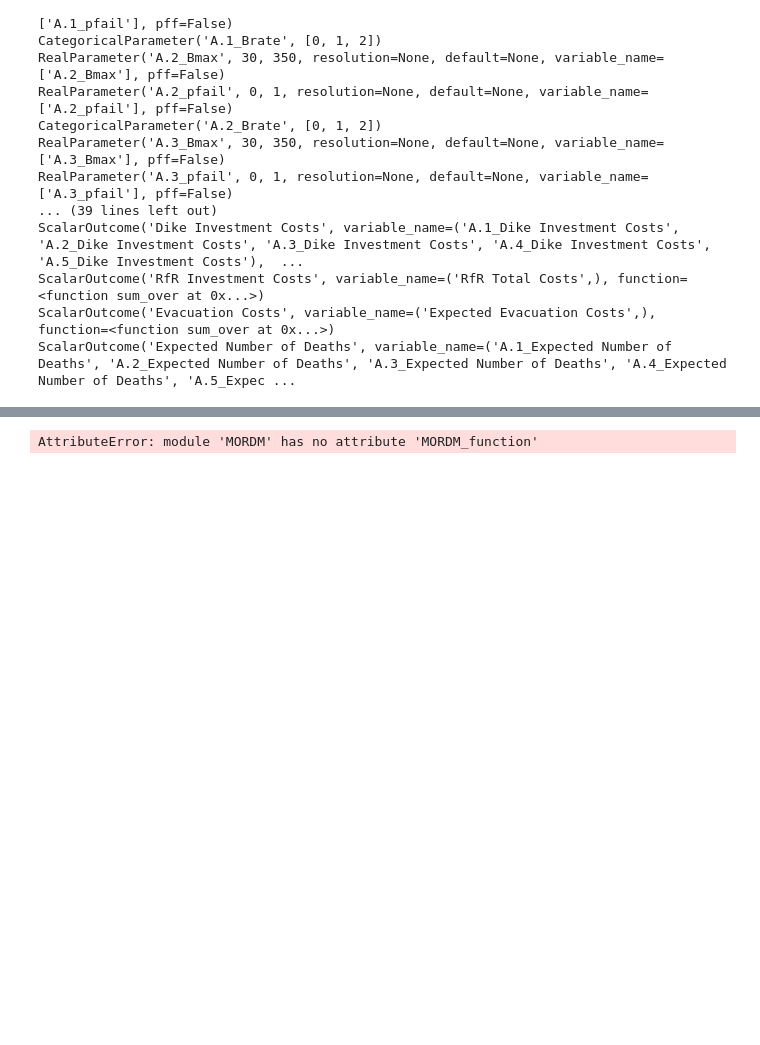
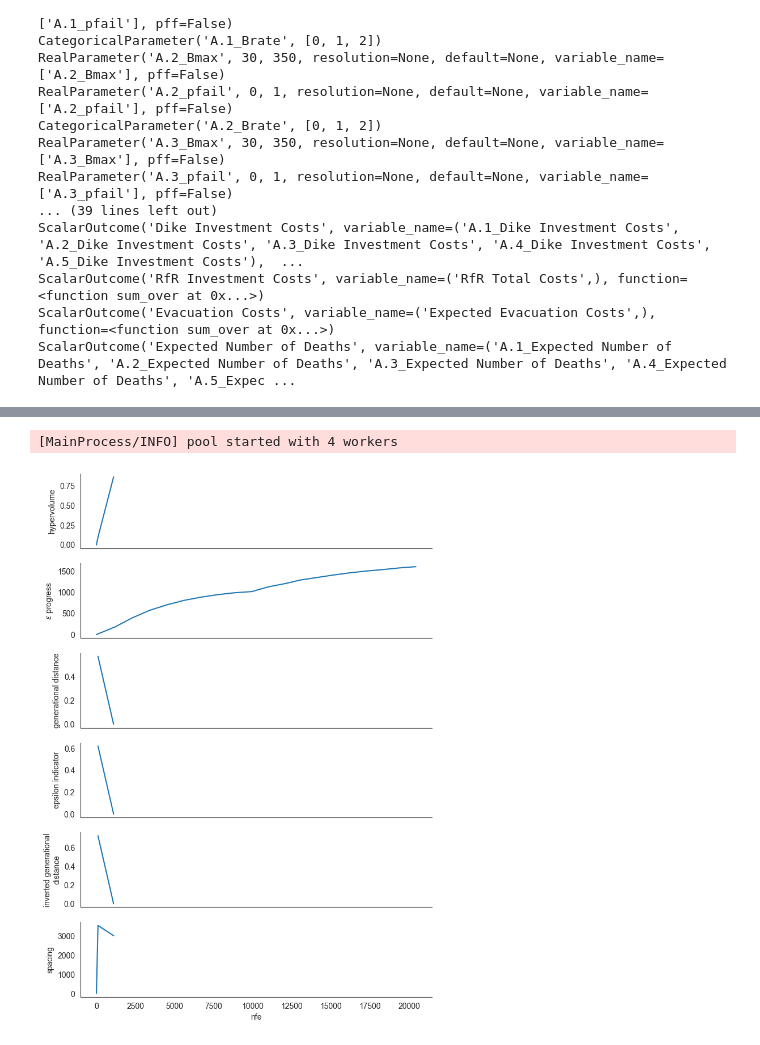
Before and after one commit to jeroenvantil/epa141A_open, a Jupyter notebook: final assignment/MORDM.ipynb, the cells around one changed output, grey strips where cells are left out. Drawn from its saved outputs; the diff is of its cells as text; code cells hidden in the pictures; blank space fills up the shorter version.

```diff
--- a/final assignment/MORDM.ipynb
+++ b/final assignment/MORDM.ipynb
@@ -94,4 +96,23 @@ ImportError: cannot import name 'MORDM_function' from 'MORDM' (C:\Users\Asus\Pyt
-# %%
-MORDM.MORDM_function()
-# %% [output]
-AttributeError: module 'MORDM' has no attribute 'MORDM_function'
+# %%
+#specify outcomes
+dike_model.outcomes = [ScalarOutcome('Expected Annual Damage', kind=ScalarOutcome.MINIMIZE),
+                       ScalarOutcome('Dike Investment Costs', kind=ScalarOutcome.MINIMIZE),
+                       ScalarOutcome('RfR Investment Costs', kind=ScalarOutcome.MINIMIZE),
+                       ScalarOutcome('Evacuation Costs', kind=ScalarOutcome.MINIMIZE),
+                       ScalarOutcome('Expected Number of Deaths', kind=ScalarOutcome.MINIMIZE)]
+
+convergence_metrics = [ArchiveLogger(
+                        "./archives",
+                        [l.name for l in dike_model.levers],
+                        [o.name for o in dike_model.outcomes],
+                        base_filename="test3.tar.gz",
+                        ),
+                        EpsilonProgress(),
+                        ]
+# %%
+nfe = 1000
+epsilons = 0.2
+
+results, convergence = MORDM_function(dike_model, reference_scenario, nfe, epsilons, convergence_metrics)
+# %% [output]
+[MainProcess/INFO] pool started with 4 workers
@@ -97,0 +176,12 @@ AttributeError: module 'MORDM' has no attribute 'MORDM_function'
+# %%
+archives = ArchiveLogger.load_archives(f"./archives/test2.tar.gz")
+for key in archives:
+    if 'Unnamed: 0' in archives[key].columns:
+        archives[key] = archives[key].drop(columns=['Unnamed: 0'])
+reference_set = archives[max(archives.keys())] # this is the final archive
+metrics = calculate_metrics(archives, reference_set)
+plot_metrics(metrics, convergence)
+
+plt.show()
+# %% [output]
+[figure, added]
```
Also changed, not shown: parts of 6 cells of this notebook, 3 other files.
